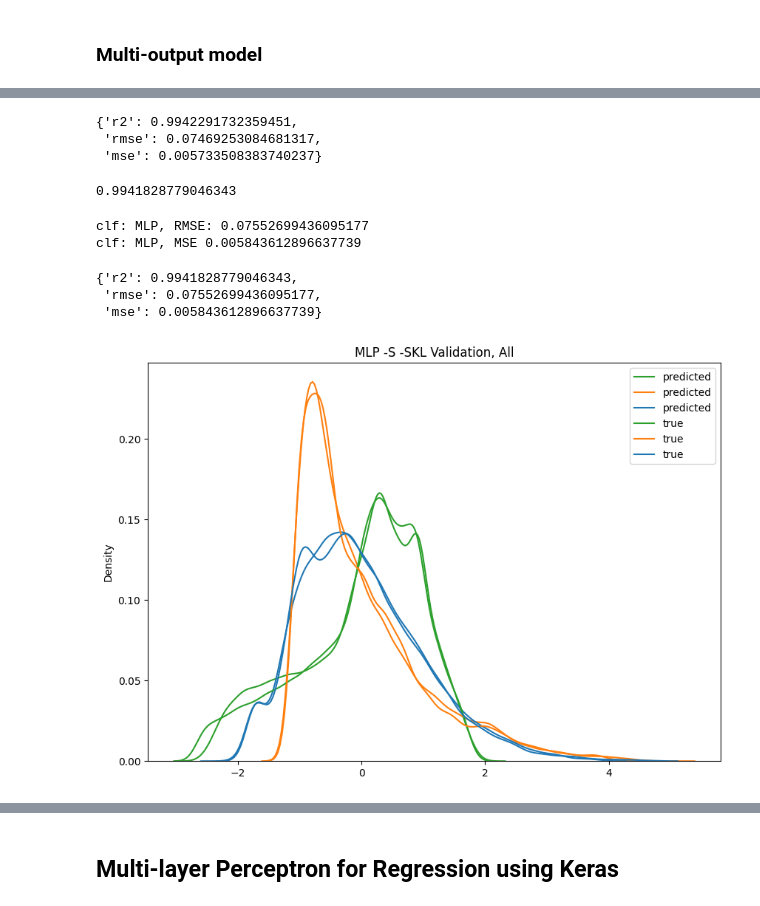
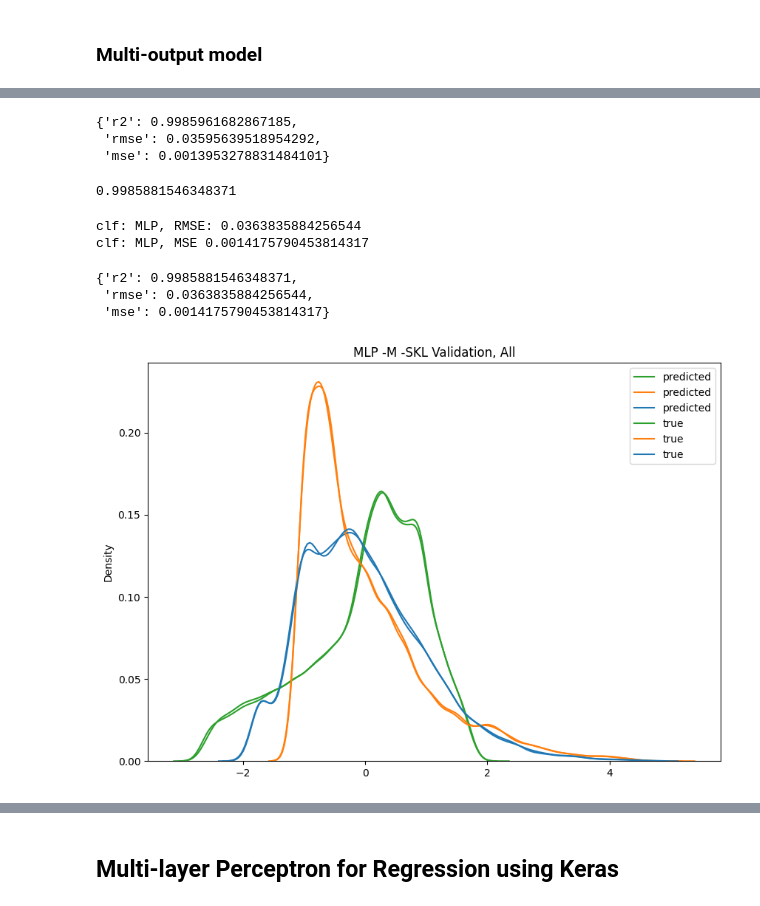
Before and after one commit to moraeseduarda/jupyter_ic, a Jupyter notebook: notebooks/02_treinamento_mlps.ipynb, the cells around one changed output, grey strips where cells are left out. Drawn from its saved outputs; the diff is of its cells as text; code cells hidden in the pictures.

Commit message:
improve MLP parameters and add figures folder

```diff
--- a/notebooks/02_treinamento_mlps.ipynb
+++ b/notebooks/02_treinamento_mlps.ipynb
@@ -62,10 +74,16 @@ def score(model, X, y, target_name, target_variable, target_set):
 from sklearn.neural_network import MLPRegressor
 
 mlp_regressor= MLPRegressor(activation='relu',
-                              solver = 'sgd',
-                              hidden_layer_sizes=(100, ),
-                              early_stopping = True,
-                              random_state=42)
+                            solver = 'adam',
+                            max_iter=500,
+                            shuffle=True,
+                            validation_fraction=0.1,
+                            n_iter_no_change=10,
+                            hidden_layer_sizes=(100, ),
+                            early_stopping = True,
+                            random_state=42,
+                            verbose=True
+                           )
 # %% [markdown]
 ### Single-output models
 # %% [markdown]
@@ -332,9 +424,9 @@ clf: MLP, MSE 0.005733508383740237
 # %%
 score(mlp_regressor, X_val_sc, y_val_sc, 'mlp_M_SKL', 'all', 'val')
 # %% [output]
-{'r2': 0.9942291732359451,
- 'rmse': 0.07469253084681317,
- 'mse': 0.005733508383740237}
+{'r2': 0.9985961682867185,
+ 'rmse': 0.03595639518954292,
+ 'mse': 0.0013953278831484101}
 # %%
 # Testing
 y_test_pred_sc = mlp_regressor.predict(Xte_sc)
@@ -342,7 +434,7 @@ y_test_pred_sc = mlp_regressor.predict(Xte_sc)
 # Testing R² score
 mlp_regressor.score(Xte_sc, yte_sc)
 # %% [output]
-0.9941828779046343
+0.9985881546348371
 # %%
 # Testing error
 rmse = root_mean_squared_error(yte_sc, y_test_pred_sc)
@@ -350,23 +442,24 @@ mse = mean_squared_error(yte_sc, y_test_pred_sc)
 print(f'clf: MLP, RMSE: {rmse}')
 print(f'clf: MLP, MSE {mse}')
 # %% [output]
-clf: MLP, RMSE: 0.07552699436095177
-clf: MLP, MSE 0.005843612896637739
+clf: MLP, RMSE: 0.0363835884256544
+clf: MLP, MSE 0.0014175790453814317
 # %%
 score(mlp_regressor, Xte_sc, yte_sc, 'mlp_M_SKL', 'all', 'test')
 # %% [output]
-{'r2': 0.9941828779046343,
- 'rmse': 0.07552699436095177,
- 'mse': 0.005843612896637739}
+{'r2': 0.9985881546348371,
+ 'rmse': 0.0363835884256544,
+ 'mse': 0.0014175790453814317}
 # %%
 fig, ax = plt.subplots(1,1, figsize = (10,7))
 sns.kdeplot(data=y_pred_sc, label = 'predicted', ax = ax,color = 'royalblue')
 sns.kdeplot(data=y_val_sc, label = 'true', ax = ax, color = 'red')
-ax.set_title('MLP -S -SKL Validation, All')
+ax.set_title('MLP -M -SKL Validation, All')
 ax.legend()
+plt.savefig(f"{plots_dir}/MLP_M_SKL_VAL_ALL.png")
 plt.show()
 # %% [output]
-[figure, old version]
+[figure, new version]
 # %%
 fig, ax = plt.subplots(1,1, figsize = (10,7))
 sns.kdeplot(data=y_test_pred_sc, label = 'predicted', ax = ax,color = 'royalblue')
```
Also changed, not shown: parts of 57 cells of this notebook, 22 other files.
